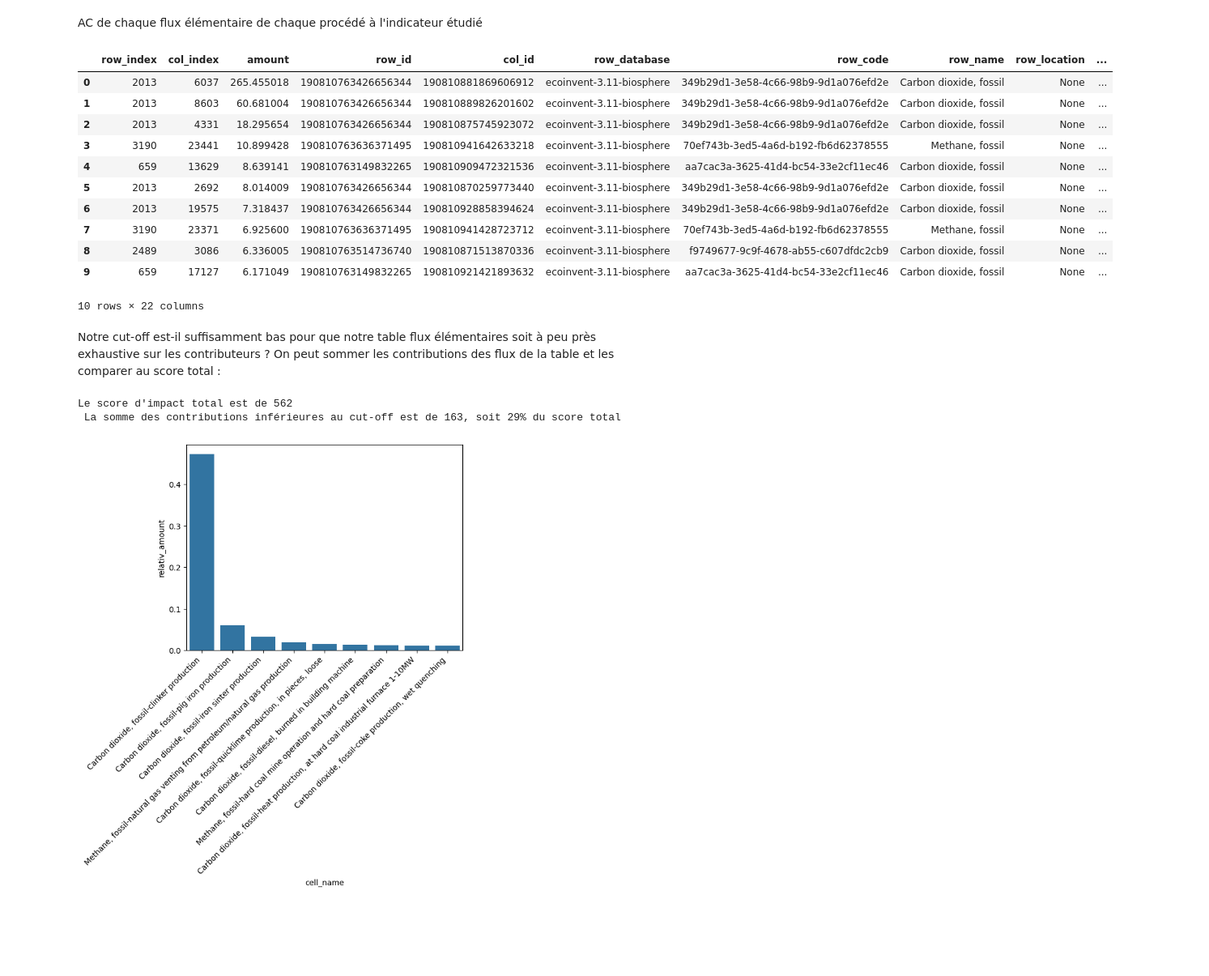
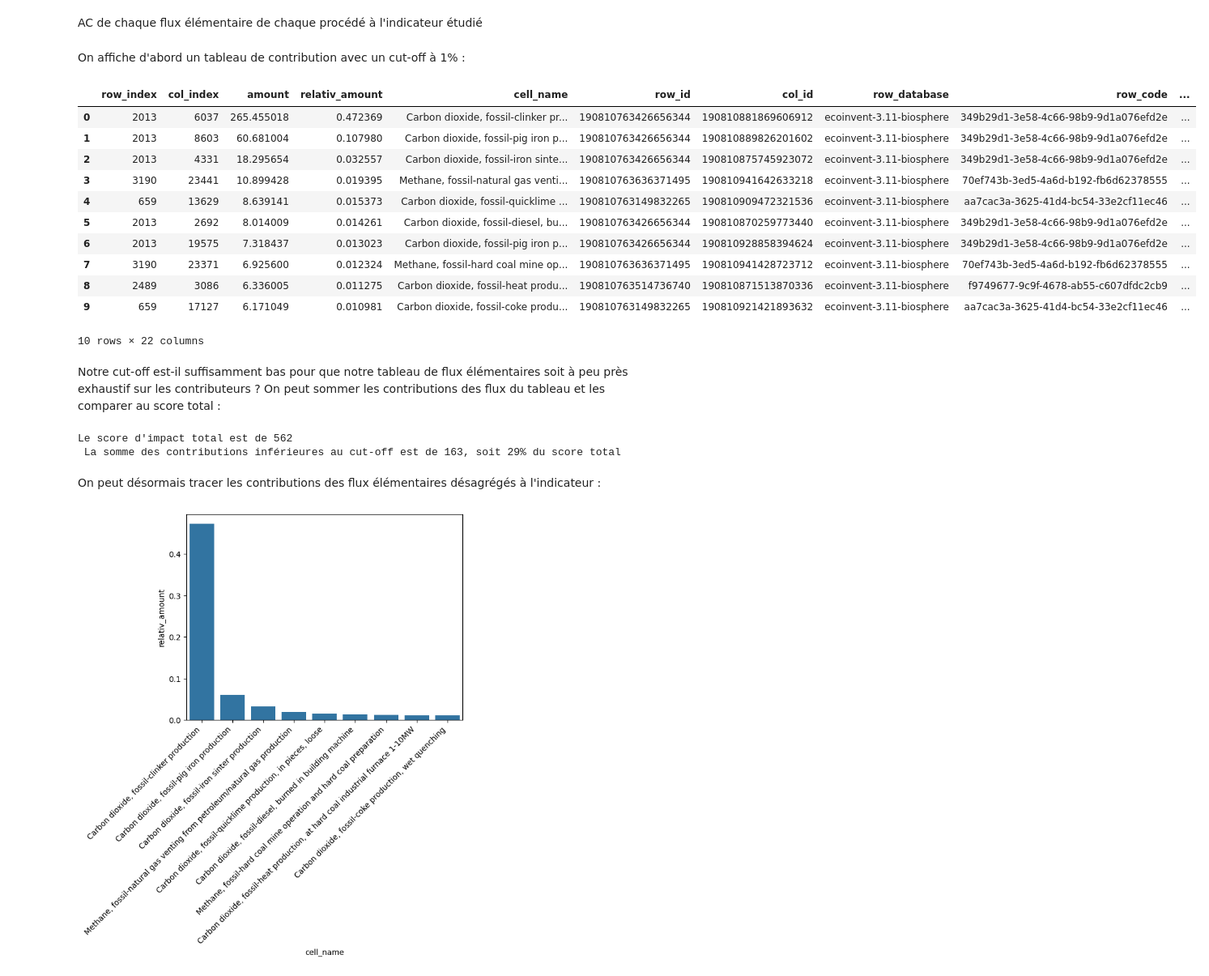
Before and after one commit to tchevilliet/ANCYV_2025, a Jupyter notebook: 3_Analyse_de_contribution.ipynb, the cells around one changed output. Shown at 81% size. Saved outputs shown, nothing was run; the diff lists cells and outputs as text; code cells hidden in the pictures; blank space fills up the shorter version.

```diff
--- a/3_Analyse_de_contribution.ipynb
+++ b/3_Analyse_de_contribution.ipynb
@@ -70,32 +70,43 @@ print(contrib_mat)
 ### AC des flux élémentaires désagrégés
 # %% [markdown]
  AC de chaque flux élémentaire de chaque procédé à l'indicateur étudié
+# %% [markdown]
+On affiche d'abord un tableau de contribution avec un cut-off à 1% :
 # %%
-h_df = lca.to_dataframe(matrix_label='characterized_inventory',cutoff_mode='fraction',cutoff=0.01)
-h_df['relativ_amount'] =h_df['amount']/s
-h_df['cell_name'] = h_df['row_name'] + "-" + h_df['col_name']
+# fonction intégrée de brightway qui range les résultats dans un tableau
+h_df = lca.to_dataframe(
+    matrix_label='characterized_inventory', # on veut les valeurs de la matrice de contribution
+    cutoff_mode='fraction', # on va utiliser un cut-off qui sera une fraction du score d'impact
+    cutoff=0.01 # on réalise le cut off à 1%
+    )
+
+h_df.insert(loc=3,column='relativ_amount',value=h_df['amount']/s)
+h_df.insert(loc=4,column='cell_name',value=h_df['row_name'] + "-" + h_df['col_name'])
+
 h_df
 # %% [output]
-|  | row_index | col_index | amount | row_id | col_id | row_database | row_code | row_name | row_location | ... |
-| 0 | 2013 | 6037 | 265.455018 | 190810763426656344 | 190810881869606912 | ecoinvent-3.11-biosphere | 349b29d1-3e58-4c66-98b9-9d1a076efd2e | Carbon dioxide, fossil | None | ... |
-| 1 | 2013 | 8603 | 60.681004 | 190810763426656344 | 190810889826201602 | ecoinvent-3.11-biosphere | 349b29d1-3e58-4c66-98b9-9d1a076efd2e | Carbon dioxide, fossil | None | ... |
-| 2 | 2013 | 4331 | 18.295654 | 190810763426656344 | 190810875745923072 | ecoinvent-3.11-biosphere | 349b29d1-3e58-4c66-98b9-9d1a076efd2e | Carbon dioxide, fossil | None | ... |
-| 3 | 3190 | 23441 | 10.899428 | 190810763636371495 | 190810941642633218 | ecoinvent-3.11-biosphere | 70ef743b-3ed5-4a6d-b192-fb6d62378555 | Methane, fossil | None | ... |
-| 4 | 659 | 13629 | 8.639141 | 190810763149832265 | 190810909472321536 | ecoinvent-3.11-biosphere | aa7cac3a-3625-41d4-bc54-33e2cf11ec46 | Carbon dioxide, fossil | None | ... |
-| 5 | 2013 | 2692 | 8.014009 | 190810763426656344 | 190810870259773440 | ecoinvent-3.11-biosphere | 349b29d1-3e58-4c66-98b9-9d1a076efd2e | Carbon dioxide, fossil | None | ... |
-| 6 | 2013 | 19575 | 7.318437 | 190810763426656344 | 190810928858394624 | ecoinvent-3.11-biosphere | 349b29d1-3e58-4c66-98b9-9d1a076efd2e | Carbon dioxide, fossil | None | ... |
-| 7 | 3190 | 23371 | 6.925600 | 190810763636371495 | 190810941428723712 | ecoinvent-3.11-biosphere | 70ef743b-3ed5-4a6d-b192-fb6d62378555 | Methane, fossil | None | ... |
-| 8 | 2489 | 3086 | 6.336005 | 190810763514736740 | 190810871513870336 | ecoinvent-3.11-biosphere | f9749677-9c9f-4678-ab55-c607dfdc2cb9 | Carbon dioxide, fossil | None | ... |
-| 9 | 659 | 17127 | 6.171049 | 190810763149832265 | 190810921421893632 | ecoinvent-3.11-biosphere | aa7cac3a-3625-41d4-bc54-33e2cf11ec46 | Carbon dioxide, fossil | None | ... |
+|  | row_index | col_index | amount | relativ_amount | cell_name | row_id | col_id | row_database | row_code | ... |
+| 0 | 2013 | 6037 | 265.455018 | 0.472369 | Carbon dioxide, fossil-clinker pr... | 190810763426656344 | 190810881869606912 | ecoinvent-3.11-biosphere | 349b29d1-3e58-4c66-98b9-9d1a076efd2e | ... |
+| 1 | 2013 | 8603 | 60.681004 | 0.107980 | Carbon dioxide, fossil-pig iron p... | 190810763426656344 | 190810889826201602 | ecoinvent-3.11-biosphere | 349b29d1-3e58-4c66-98b9-9d1a076efd2e | ... |
+| 2 | 2013 | 4331 | 18.295654 | 0.032557 | Carbon dioxide, fossil-iron sinte... | 190810763426656344 | 190810875745923072 | ecoinvent-3.11-biosphere | 349b29d1-3e58-4c66-98b9-9d1a076efd2e | ... |
+| 3 | 3190 | 23441 | 10.899428 | 0.019395 | Methane, fossil-natural gas venti... | 190810763636371495 | 190810941642633218 | ecoinvent-3.11-biosphere | 70ef743b-3ed5-4a6d-b192-fb6d62378555 | ... |
+| 4 | 659 | 13629 | 8.639141 | 0.015373 | Carbon dioxide, fossil-quicklime ... | 190810763149832265 | 190810909472321536 | ecoinvent-3.11-biosphere | aa7cac3a-3625-41d4-bc54-33e2cf11ec46 | ... |
+| 5 | 2013 | 2692 | 8.014009 | 0.014261 | Carbon dioxide, fossil-diesel, bu... | 190810763426656344 | 190810870259773440 | ecoinvent-3.11-biosphere | 349b29d1-3e58-4c66-98b9-9d1a076efd2e | ... |
+| 6 | 2013 | 19575 | 7.318437 | 0.013023 | Carbon dioxide, fossil-pig iron p... | 190810763426656344 | 190810928858394624 | ecoinvent-3.11-biosphere | 349b29d1-3e58-4c66-98b9-9d1a076efd2e | ... |
+| 7 | 3190 | 23371 | 6.925600 | 0.012324 | Methane, fossil-hard coal mine op... | 190810763636371495 | 190810941428723712 | ecoinvent-3.11-biosphere | 70ef743b-3ed5-4a6d-b192-fb6d62378555 | ... |
+| 8 | 2489 | 3086 | 6.336005 | 0.011275 | Carbon dioxide, fossil-heat produ... | 190810763514736740 | 190810871513870336 | ecoinvent-3.11-biosphere | f9749677-9c9f-4678-ab55-c607dfdc2cb9 | ... |
+| 9 | 659 | 17127 | 6.171049 | 0.010981 | Carbon dioxide, fossil-coke produ... | 190810763149832265 | 190810921421893632 | ecoinvent-3.11-biosphere | aa7cac3a-3625-41d4-bc54-33e2cf11ec46 | ... |
 10 rows × 22 columns
 # %% [markdown]
-Notre cut-off est-il suffisamment bas pour que notre table flux élémentaires soit à peu près exhaustive sur les contributeurs ? On peut sommer les contributions des flux de la table et les comparer au score total :
+Notre cut-off est-il suffisamment bas pour que notre tableau de flux élémentaires soit à peu près exhaustif sur les contributeurs ? On peut sommer les contributions des flux du tableau et les comparer au score total :
 # %%
 reste = s-sum(h_df['amount'])
 print("Le score d'impact total est de",f"{s:.0f}\n",f"La somme des contributions inférieures au cut-off est de {reste:.0f}, soit {reste*100/s :.0f}% du score total")
 # %% [output]
 Le score d'impact total est de 562
  La somme des contributions inférieures au cut-off est de 163, soit 29% du score total
+# %% [markdown]
+On peut désormais tracer les contributions des flux élémentaires désagrégés à l'indicateur :
 # %%
 import seaborn as sns
 import matplotlib.pyplot as plt
```
Also changed, not shown: parts of 18 cells of this notebook, 16 other files.
